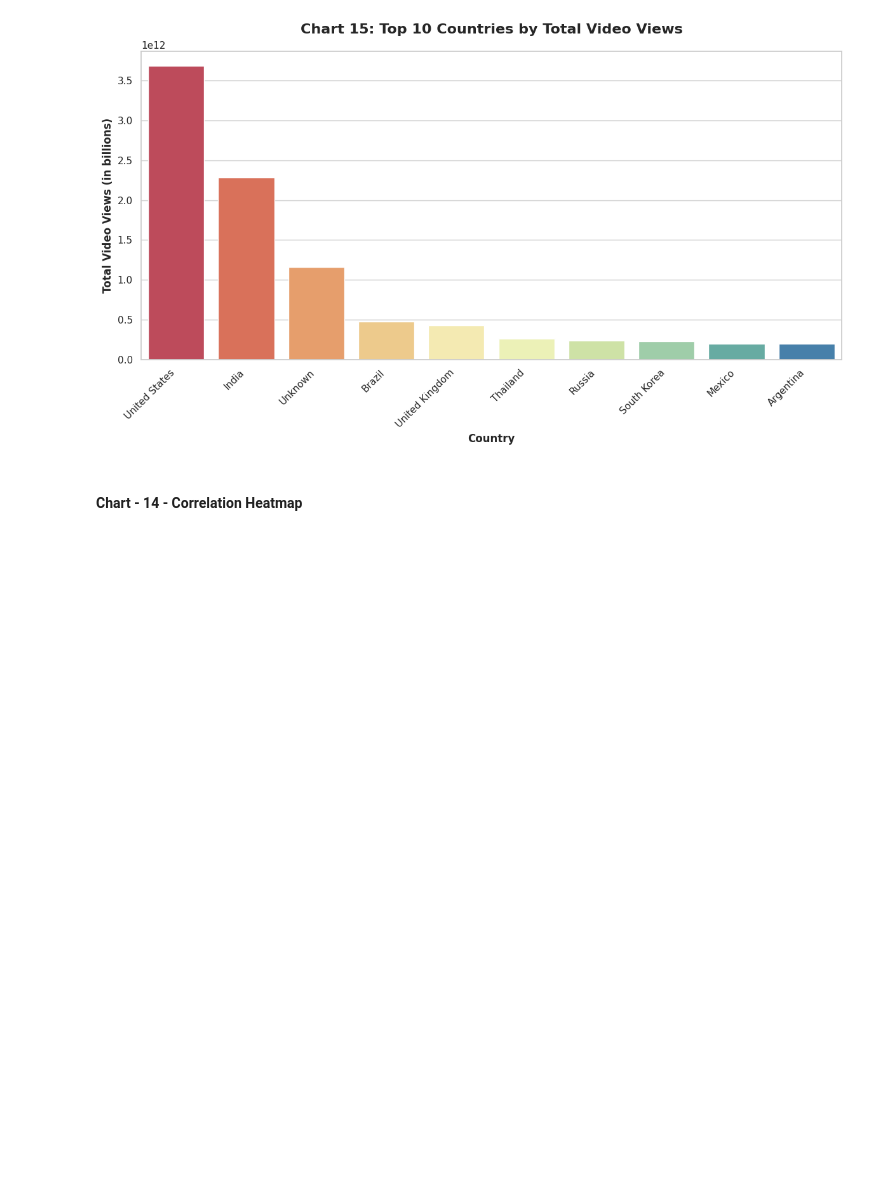
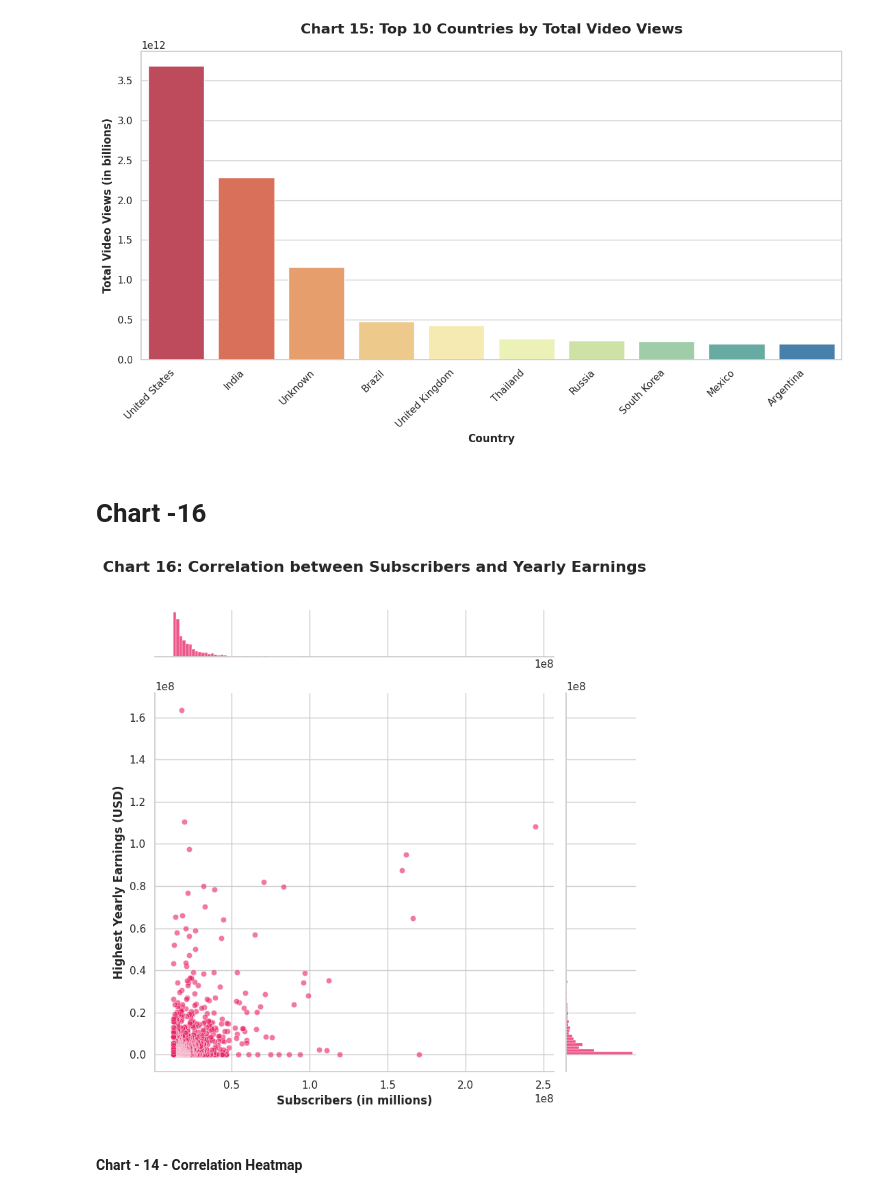
Before and after one commit to Sneha8126/Sneha-EDA-Submission-Template, a Jupyter notebook: Sneha_EDA_Submission_Template.ipynb, the cells around one changed output. Cells and saved outputs as stored; diff of their text form; code cells hidden in the pictures; blank space fills up the shorter version.

```diff
--- a/Sneha_EDA_Submission_Template.ipynb
+++ b/Sneha_EDA_Submission_Template.ipynb
@@ -1186,5 +1146,23 @@ plt.tight_layout()
 plt.show()
 # %% [output]
 [figure]
+# %% [markdown]
+# Chart -16
+# %%
+# Styling setup
+sns.set_theme(style="whitegrid")
+
+# Jointplot: Scatter plot with marginal distributions
+g = sns.jointplot(data=df, x='subscribers', y='highest_yearly_earnings',
+                  kind='scatter', height=8, ratio=5, color='#e91e63', alpha=0.6)
+
+# Titles and Labels
+g.fig.suptitle('Chart 16: Correlation between Subscribers and Yearly Earnings', fontsize=16, fontweight='bold', y=1.02)
+g.set_axis_labels('Subscribers (in millions)', 'Highest Yearly Earnings (USD)', fontsize=12, fontweight='bold')
+
+plt.tight_layout()
+plt.show()
+# %% [output]
+[figure, added]
 # %% [markdown]
 #### Chart - 14 - Correlation Heatmap
```
Also changed, not shown: parts of 22 cells of this notebook.
